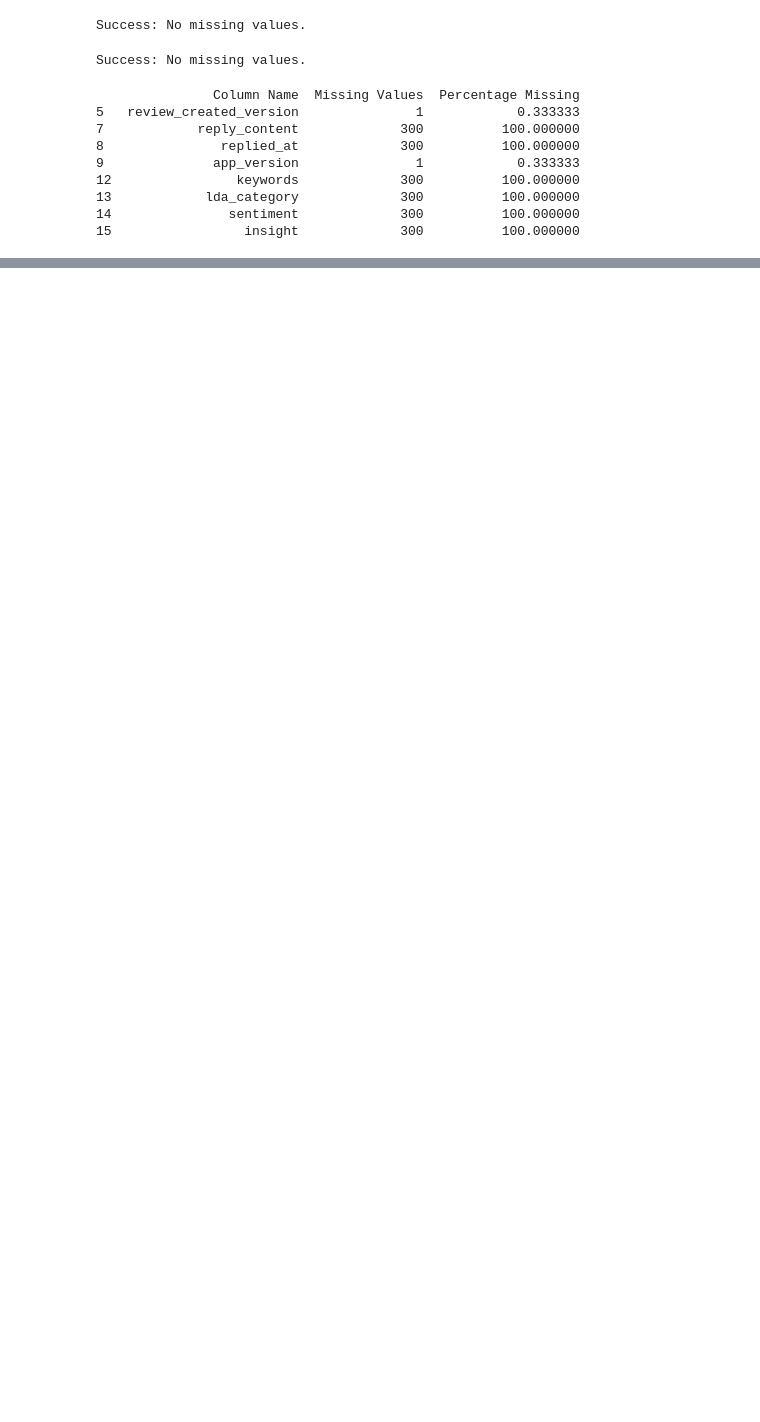
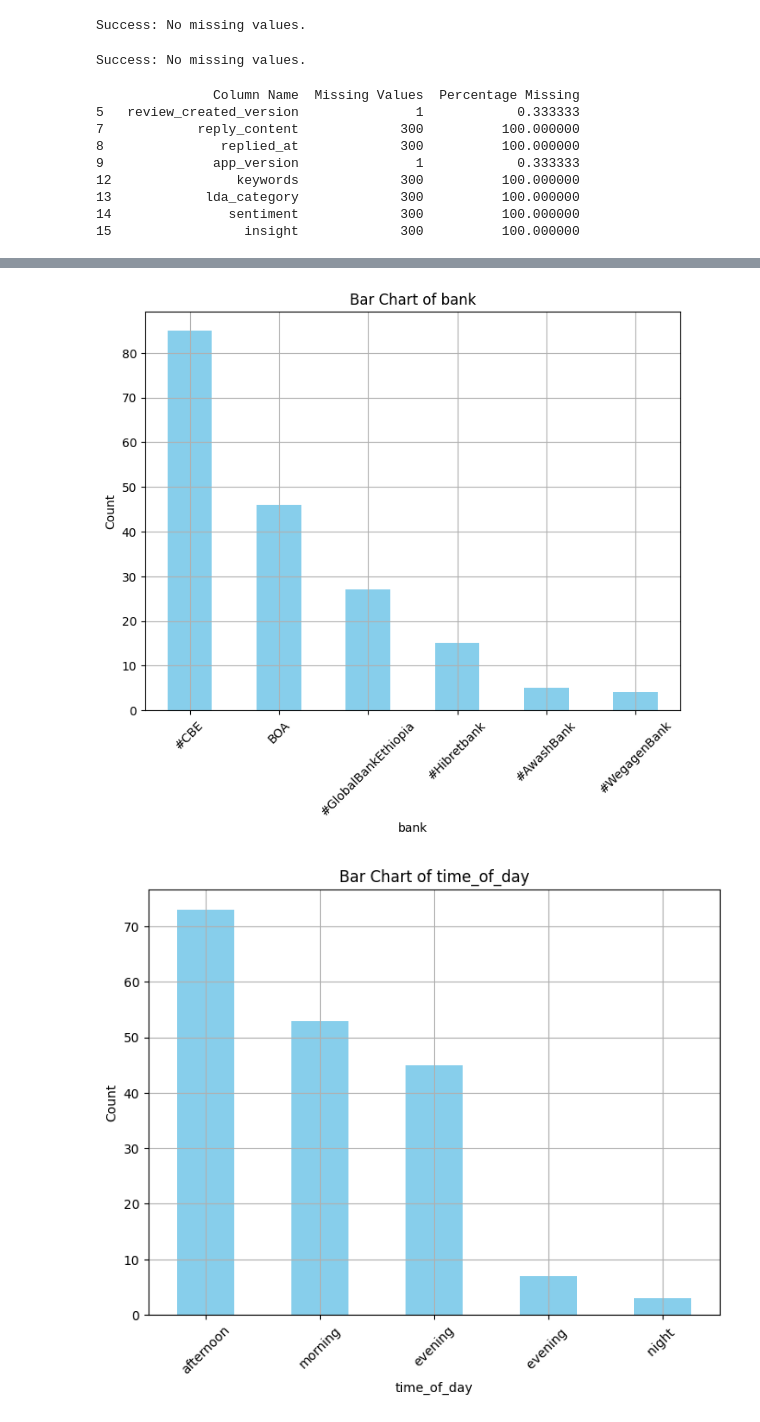
Before and after one commit to abrahamshimelis/Marketing-Analytics-Dashboard, a Jupyter notebook: notebooks/EDA.ipynb, the cells around one changed output, grey strips where cells are left out. Saved outputs shown, nothing was run; the diff lists cells and outputs as text; code cells hidden in the pictures; blank space fills up the shorter version.

```diff
--- a/notebooks/EDA.ipynb
+++ b/notebooks/EDA.ipynb
@@ -273,0 +343,6 @@ print(missing_data_df_reveiws)
+# %%
+# plot bar chart for categorical columns
+plot_bar_charts(df_posts_categorical)
+# %% [output]
+[figure, added]
+[figure, added]
```
Also changed, not shown: parts of 24 cells of this notebook, 1 other file.
